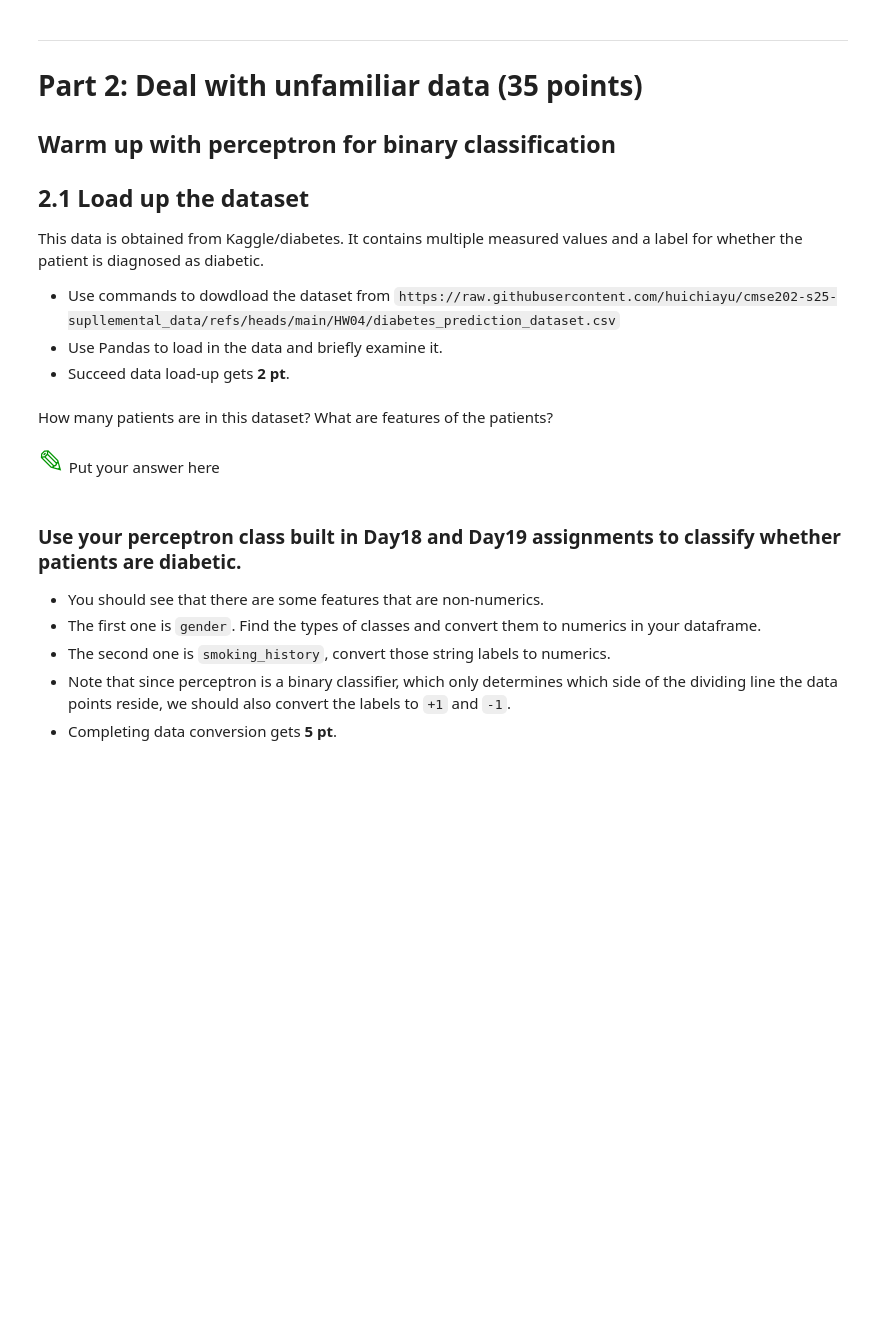
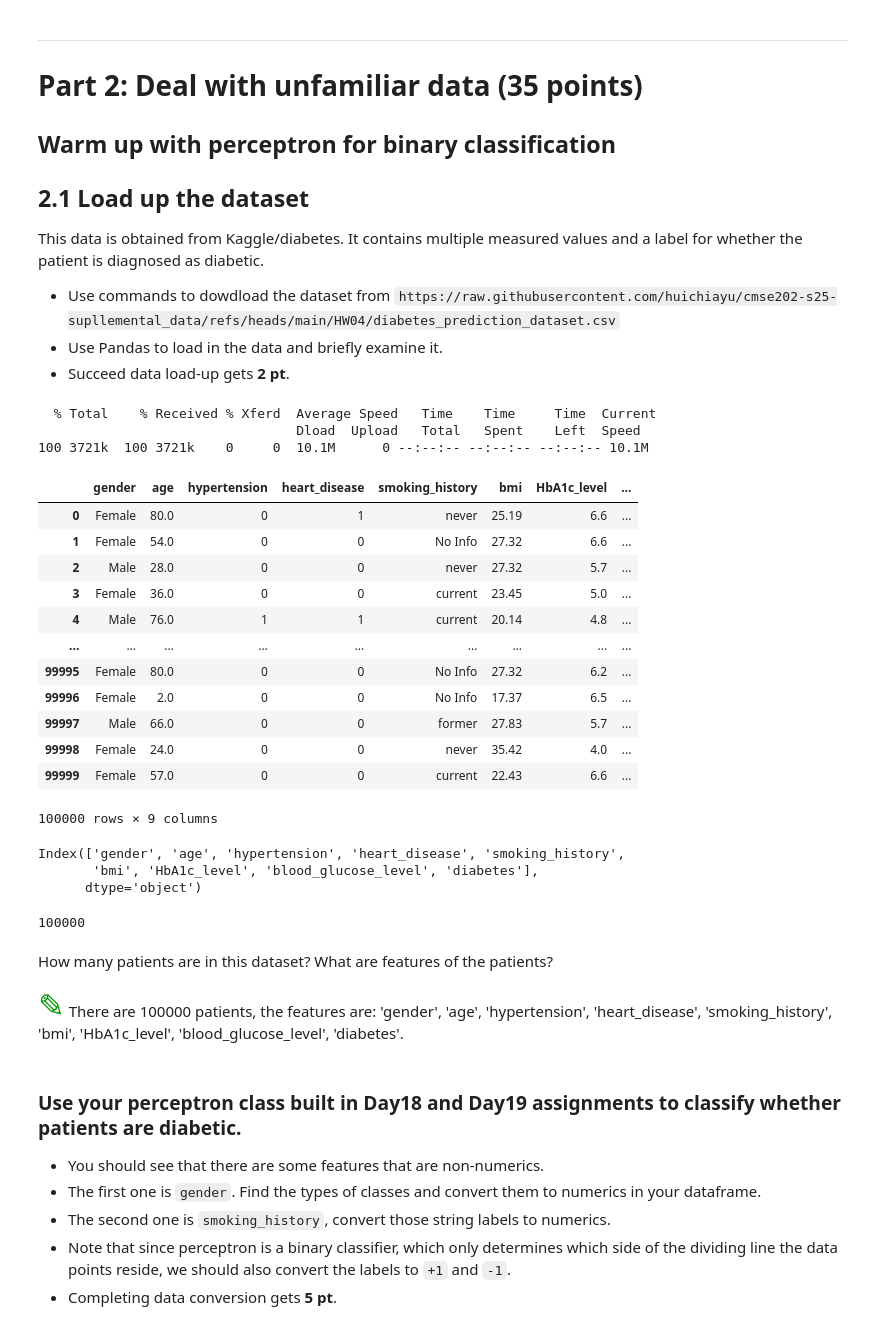
Before and after one commit to JakeRoll04/CMSE202-f25-turnin, a Jupyter notebook: hw-04/HW-04_Perceptron_SVM_Jake Roll.ipynb, the cells around one changed output. Drawn from its saved outputs; the diff is of its cells as text; code cells hidden in the pictures; blank space fills up the shorter version.

```diff
--- a/hw-04/HW-04_Perceptron_SVM_Jake Roll.ipynb
+++ b/hw-04/HW-04_Perceptron_SVM_Jake Roll.ipynb
@@ -57,10 +57,45 @@ This data is obtained from Kaggle/diabetes. It contains multiple measured values
 * Succeed data load-up gets **2 pt**.
 # %%
 # put your code here
+import pandas as pd
+
+# Download data
+!curl -o diabetes_prediction_dataset.csv https://raw.githubusercontent.com/huichiayu/cmse202-s25-supllemental_data/refs/heads/main/HW04/diabetes_prediction_dataset.csv
+
+# Load in data
+diabetes = pd.read_csv('diabetes_prediction_dataset.csv')
+diabetes
+# %% [output]
+  % Total    % Received % Xferd  Average Speed   Time    Time     Time  Current
+                                 Dload  Upload   Total   Spent    Left  Speed
+100 3721k  100 3721k    0     0  10.1M      0 --:--:-- --:--:-- --:--:-- 10.1M
+|  | gender | age | hypertension | heart_disease | smoking_history | bmi | HbA1c_level | ... |
+| 0 | Female | 80.0 | 0 | 1 | never | 25.19 | 6.6 | ... |
+| 1 | Female | 54.0 | 0 | 0 | No Info | 27.32 | 6.6 | ... |
+| 2 | Male | 28.0 | 0 | 0 | never | 27.32 | 5.7 | ... |
+| 3 | Female | 36.0 | 0 | 0 | current | 23.45 | 5.0 | ... |
+| 4 | Male | 76.0 | 1 | 1 | current | 20.14 | 4.8 | ... |
+| ... | ... | ... | ... | ... | ... | ... | ... | ... |
+| 99995 | Female | 80.0 | 0 | 0 | No Info | 27.32 | 6.2 | ... |
+| 99996 | Female | 2.0 | 0 | 0 | No Info | 17.37 | 6.5 | ... |
+| 99997 | Male | 66.0 | 0 | 0 | former | 27.83 | 5.7 | ... |
+| 99998 | Female | 24.0 | 0 | 0 | never | 35.42 | 4.0 | ... |
+| 99999 | Female | 57.0 | 0 | 0 | current | 22.43 | 6.6 | ... |
+100000 rows × 9 columns
+# %%
+print(diabetes.columns)
+# %% [output]
+Index(['gender', 'age', 'hypertension', 'heart_disease', 'smoking_history',
+       'bmi', 'HbA1c_level', 'blood_glucose_level', 'diabetes'],
+      dtype='object')
+# %%
+len(diabetes)
+# %% [output]
+100000
 # %% [markdown]
 How many patients are in this dataset? What are features of the patients?
 # %% [markdown]
-<font size=6 color="#009600">&#9998;</font> Put your answer here
+<font size=6 color="#009600">&#9998;</font> There are 100000 patients, the features are: 'gender', 'age', 'hypertension', 'heart_disease', 'smoking_history', 'bmi', 'HbA1c_level', 'blood_glucose_level', 'diabetes'.
 # %% [markdown]
 ### Use your perceptron class built in Day18 and Day19 assignments to classify whether patients are diabetic.
 
```
Also changed, not shown: parts of 10 cells of this notebook.
